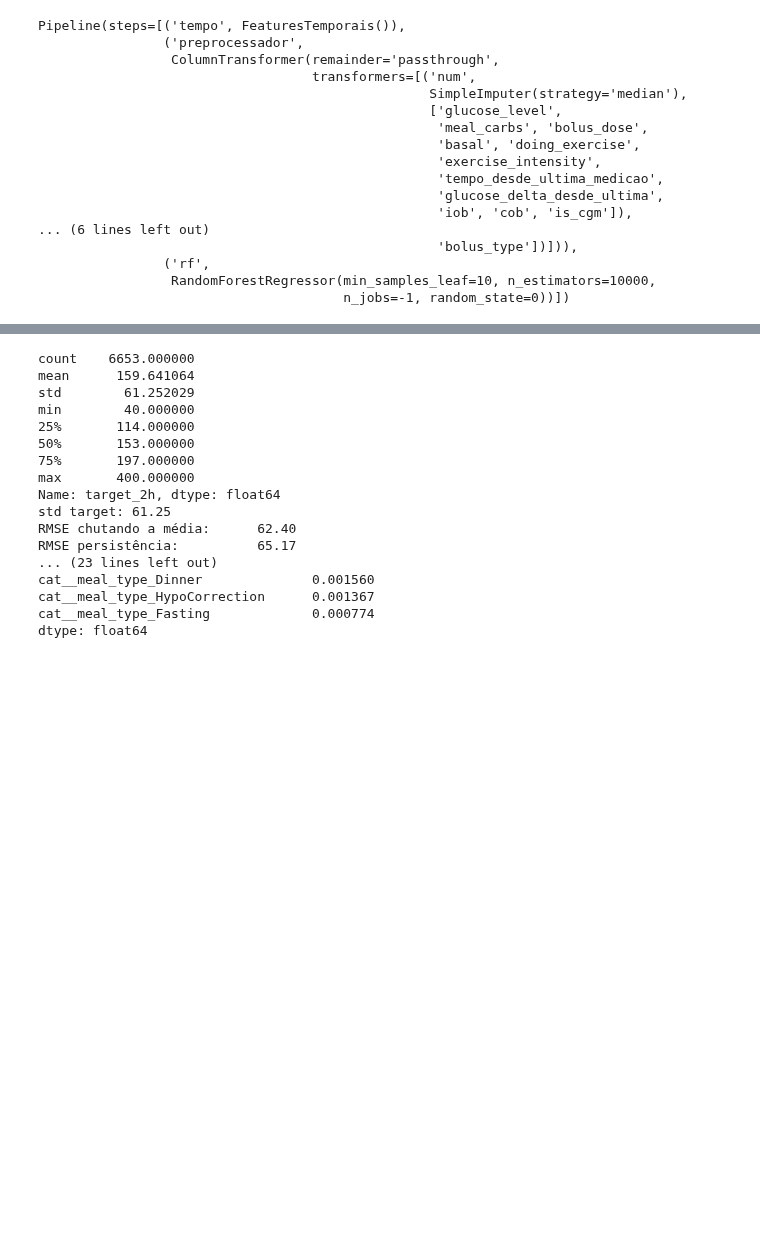
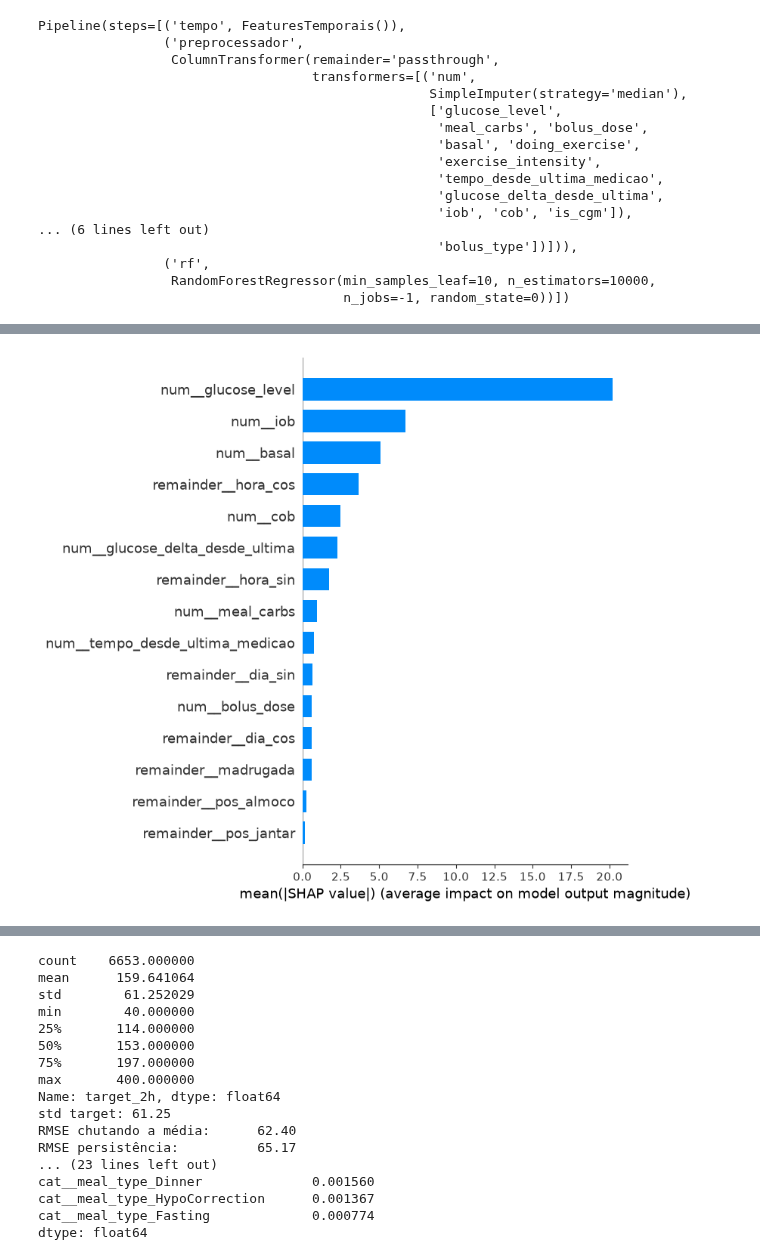
Before and after one commit to CarlosMut24/TCC_Predicao_glicemia, a Jupyter notebook: modelos/Random_Forest_app.ipynb, the cells around one changed output, grey strips where cells are left out. Cells and saved outputs as stored; diff of their text form; code cells hidden in the pictures; blank space fills up the shorter version.

```diff
--- a/modelos/Random_Forest_app.ipynb
+++ b/modelos/Random_Forest_app.ipynb
@@ -172,0 +189,10 @@ Pipeline(steps=[('tempo', FeaturesTemporais()),
+# %%
+shap.summary_plot(
+    shap_values,
+    X_val_transformed,
+    feature_names=feature_names,
+    plot_type="bar",
+    max_display=15,
+)
+# %% [output]
+[figure, added]
```
Also changed, not shown: parts of 8 cells of this notebook, 2 other files.
